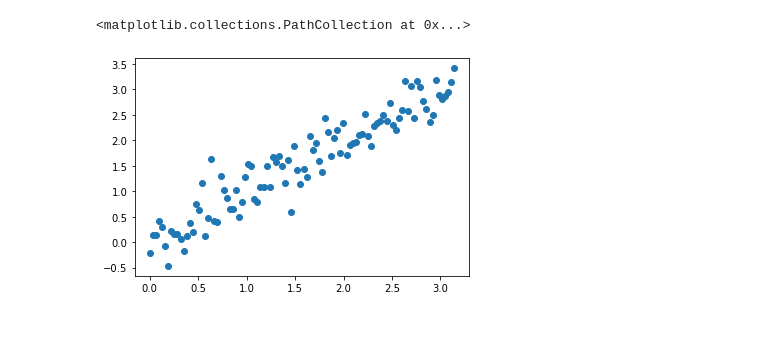
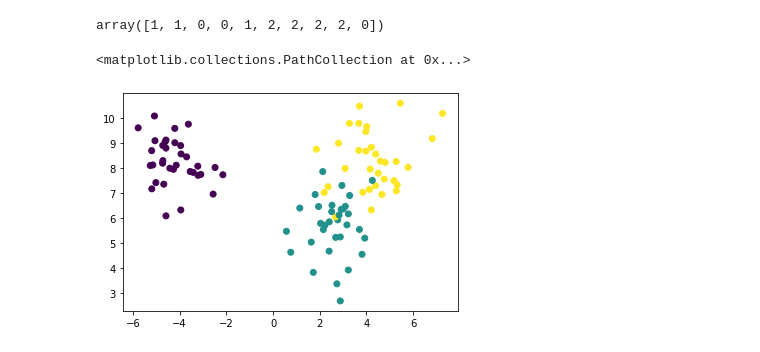
Before and after one commit to mwoedlinger/pymatch, a Jupyter notebook: demo.ipynb, the cells around one changed output. Saved outputs shown, nothing was run; the diff lists cells and outputs as text; code cells hidden in the pictures.

```diff
--- a/demo.ipynb
+++ b/demo.ipynb
@@ -8,14 +10,23 @@ from src.functions import *
 from src.optimizer import *
 from src.data import *
 # %%
-# Generate data
-X = [[x] for x in np.linspace(0, np.pi, 100)]
-Y = [[np.random.normal(x, 0.3)] for x in X]
+# # Generate data
+# X = [[x] for x in np.linspace(0, np.pi, 100)]
+# Y = [[np.random.normal(np.sin(x), 0.1)] for x in X]
 
-Data = [(X[n], Y[n]) for n in range(len(X))]
-plt.scatter(X, Y)
+# Data = [(X[n], Y[n]) for n in range(len(X))]
+# plt.scatter(X, Y)
+
+num_classes = 3
+X, Y = make_blobs(n_samples=100, n_features=3)
-# %% [output]
-<matplotlib.collections.PathCollection at 0x...>
-[figure, removed]
+# %%
+Y[0:10]
+# %% [output]
+array([1, 1, 0, 0, 1, 2, 2, 2, 2, 0])
+# %%
+plt.scatter(X[:,0], X[:,1], c=Y)
+# %% [output]
+<matplotlib.collections.PathCollection at 0x...>
+[figure, added]
 # %%
 # Set Parameters
```
Also changed, not shown: parts of 4 cells of this notebook, 9 other files.
